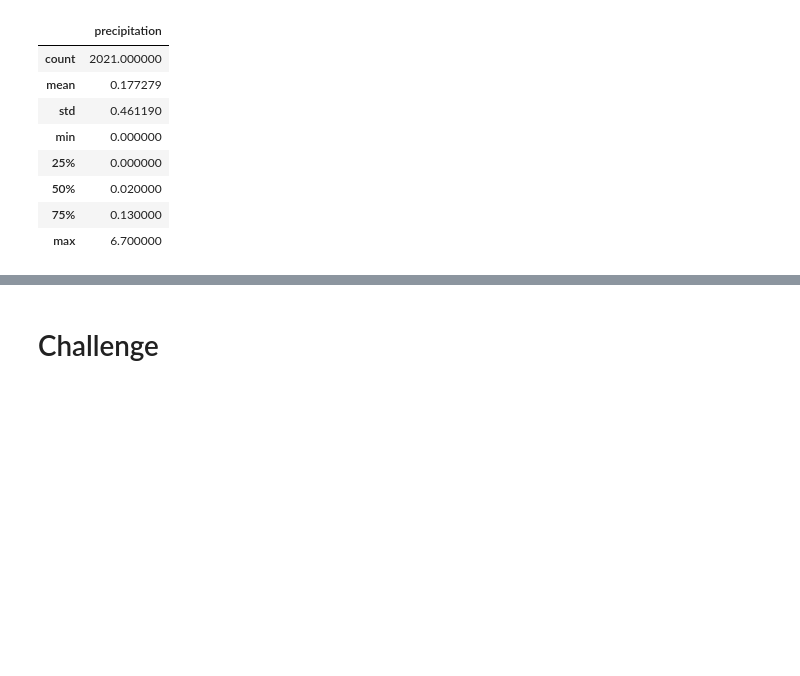
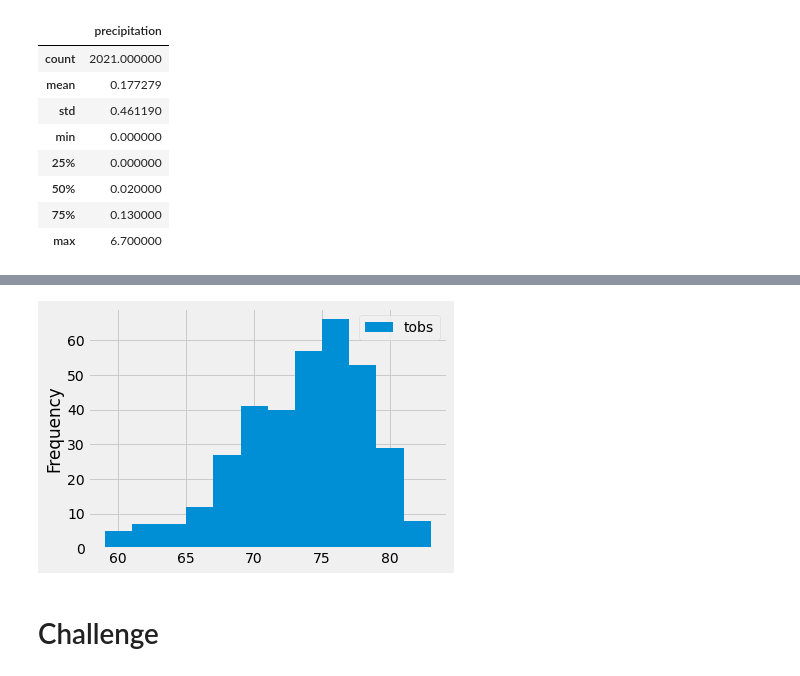
Before and after one commit to roomasa/surfs_up, a Jupyter notebook: climate_analysis.ipynb, the cells around one changed output, grey strips where cells are left out. Drawn from its saved outputs; the diff is of its cells as text; code cells hidden in the pictures; blank space fills up the shorter version.

Commit message:
histogram

```diff
--- a/climate_analysis.ipynb
+++ b/climate_analysis.ipynb
@@ -178,3 +208,8 @@ df.describe()
 # %%
 # Choose the station with the highest number of temperature observations.
 # Query the last 12 months of temperature observation data for this station and plot the results as a histogram
+
+#1)start a query for measurement.tobs, 2. equal this query to results; 3)filter out the highest station 4)add filter for data from prev year
+#5)add .all() to show all the results 6)print the queryy
+results=session.query(Measurement.tobs).filter(Measurement.station=="USC00519281").filter(Measurement.date >= prev_year).all()
+print(results)
@@ -180,0 +218,6 @@ df.describe()
+# %%
+#convert the data to a dataframe
+#When creating a DataFrame, our first parameter is our list,
+#nd the second parameter is the column(s) we want to put our data in. In this case, we want to put our temperature observations result list into a DataFrame
+df=pd.DataFrame(results, columns=['tobs'])
+print(df)
@@ -181,3 +239,8 @@ df.describe()
+# %%
+df.plot.hist(bins=12)
+plt.tight_layout()
+# %% [output]
+[figure, added]
 # %%
 # Write a function called `calc_temps` that will accept start date and end date in the format '%Y-%m-%d'
 # and return the minimum, average, and maximum temperatures for that range of dates
```
Also changed, not shown: parts of 8 cells of this notebook.
